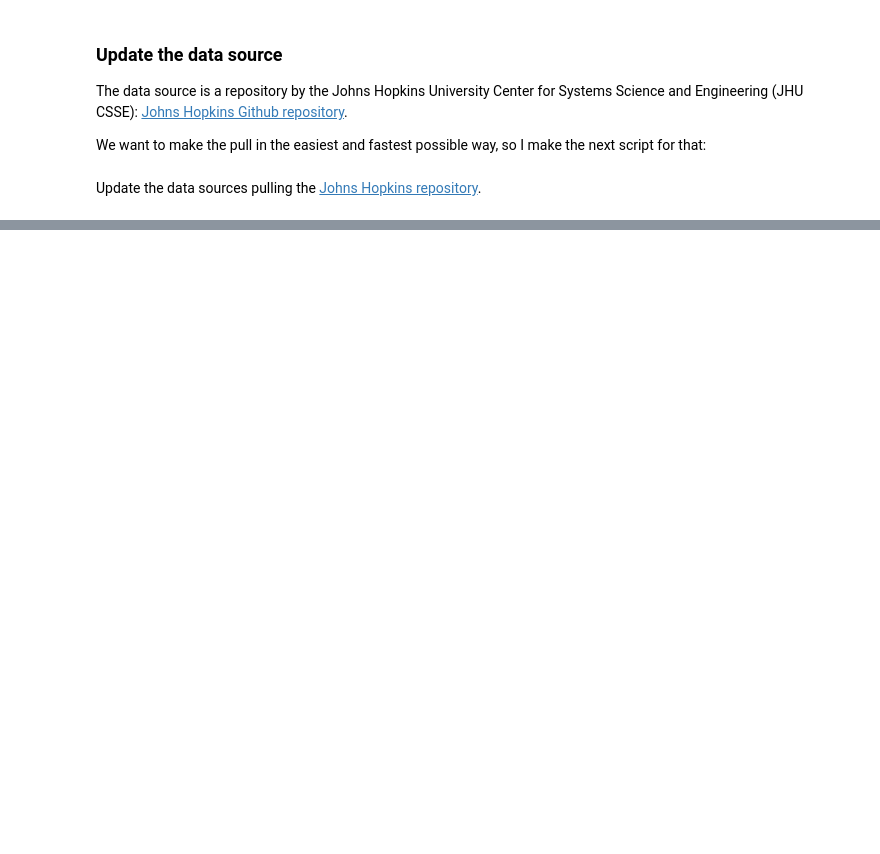
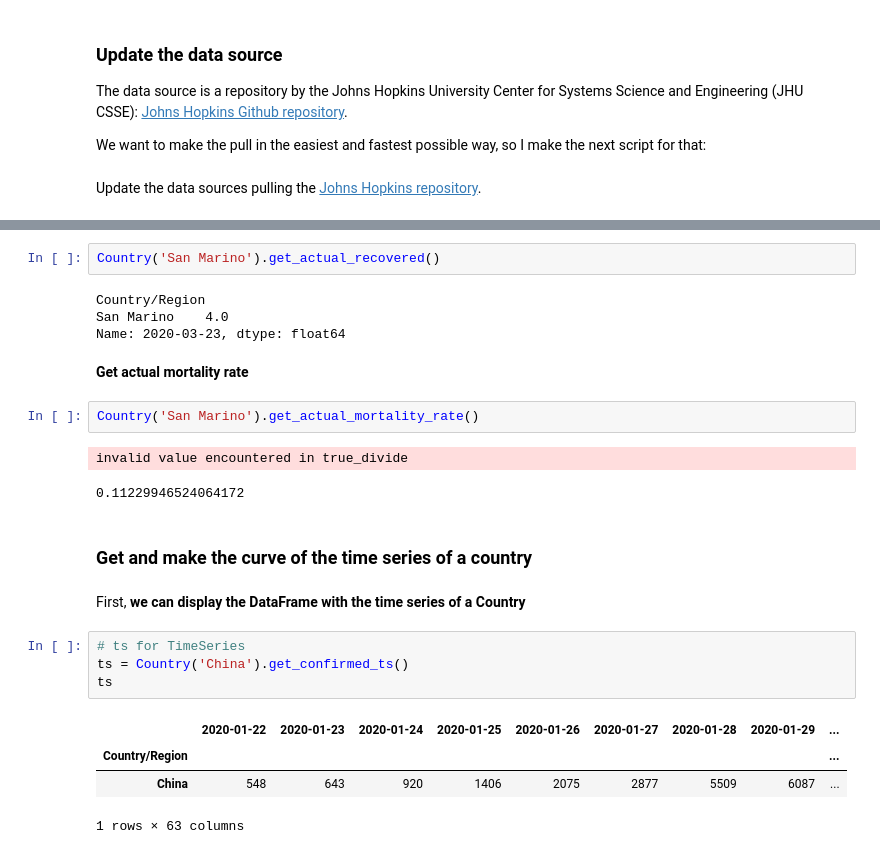
Before and after one commit to CarlosDNieto/COVID-19, a Jupyter notebook: COVID-19.ipynb, the cells around one changed output, grey strips where cells are left out. Cells and saved outputs as stored; diff of their text form; blank space fills up the shorter version.

```diff
--- a/COVID-19.ipynb
+++ b/COVID-19.ipynb
@@ -291,0 +503,26 @@ for country in countries:
+# %%
+Country('San Marino').get_actual_recovered()
+# %% [output]
+Country/Region
+San Marino    4.0
+Name: 2020-03-23, dtype: float64
+# %% [markdown]
+**Get actual mortality rate**
+# %%
+Country('San Marino').get_actual_mortality_rate()
+# %% [output]
+invalid value encountered in true_divide
+0.11229946524064172
+# %% [markdown]
+### Get and make the curve of the time series of a country
+# %% [markdown]
+First, **we can display the DataFrame with the time series of a Country**
+# %%
+# ts for TimeSeries
+ts = Country('China').get_confirmed_ts()
+ts
+# %% [output]
+|  | 2020-01-22 | 2020-01-23 | 2020-01-24 | 2020-01-25 | 2020-01-26 | 2020-01-27 | 2020-01-28 | 2020-01-29 | ... |
+| Country/Region |  |  |  |  |  |  |  |  | ... |
+| China | 548 | 643 | 920 | 1406 | 2075 | 2877 | 5509 | 6087 | ... |
+1 rows × 63 columns
```
Also changed, not shown: parts of 62 cells of this notebook, 22 other files.
